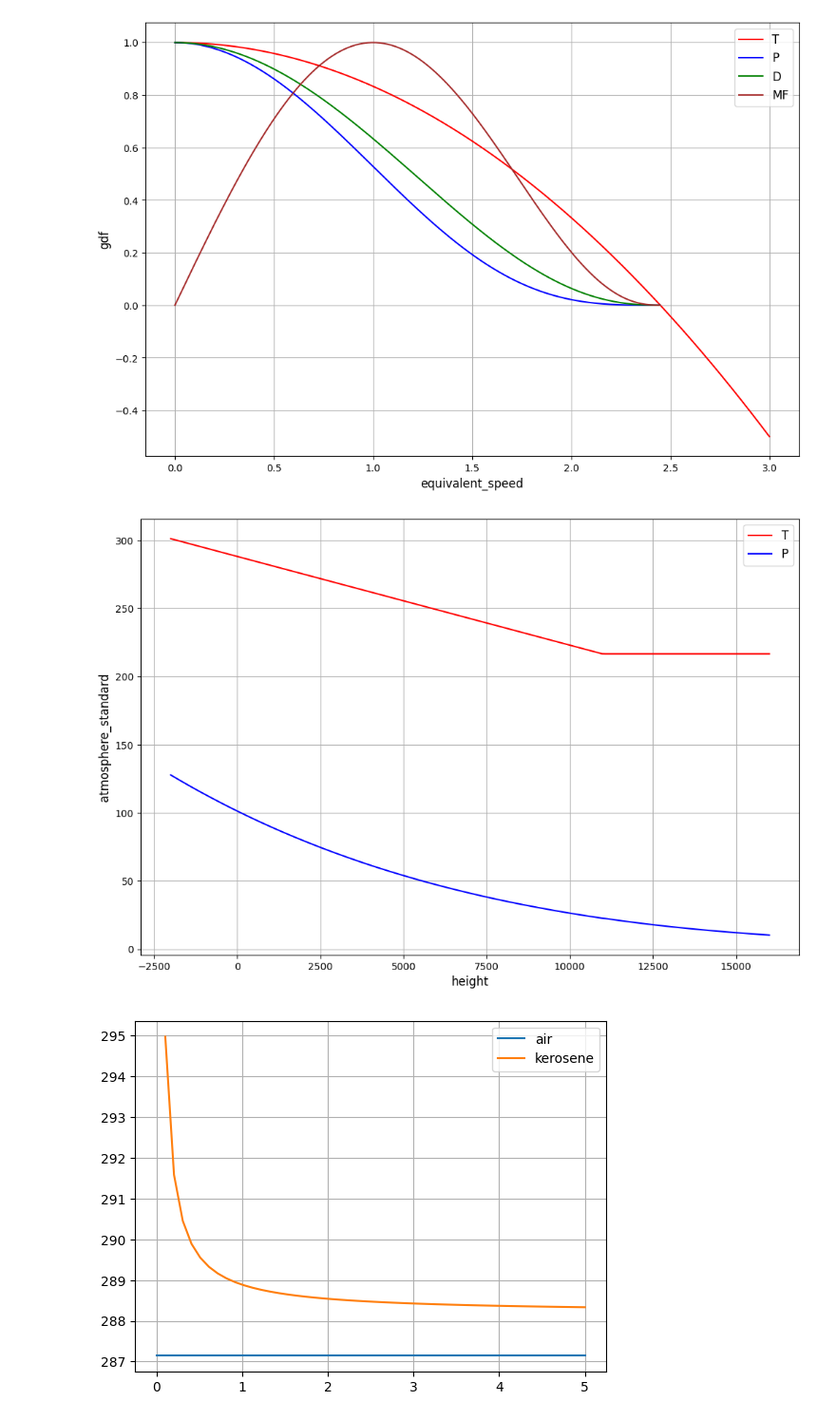
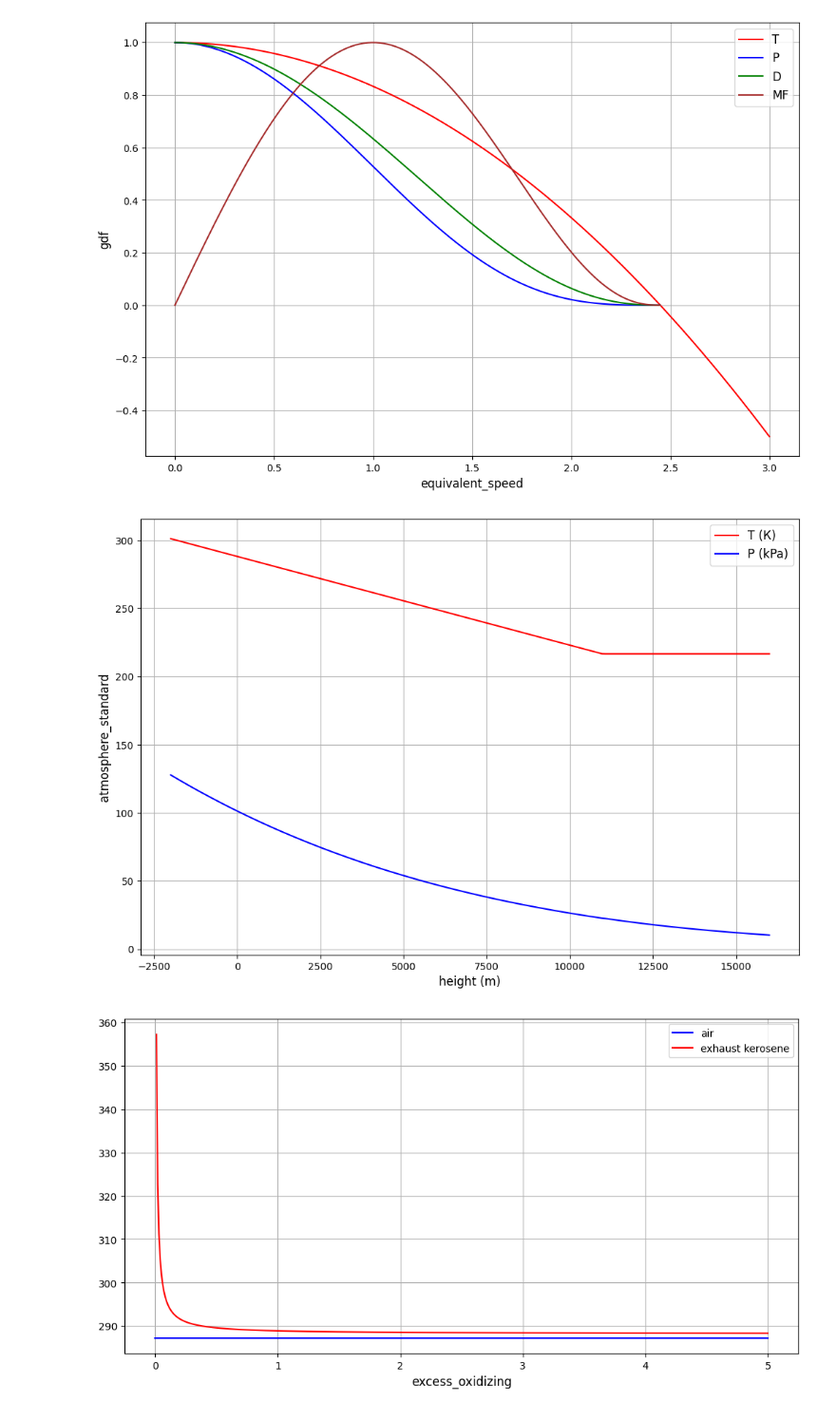
Before and after one commit to ParkhomenkoDV/thermodynamics, a Jupyter notebook: examples/thermodynamics.ipynb, the cells around one changed output. Shown at 95% size. Cells and saved outputs as stored; diff of their text form; code cells hidden in the pictures.

```diff
--- a/examples/thermodynamics.ipynb
+++ b/examples/thermodynamics.ipynb
@@ -42,26 +52,29 @@ plt.show()
 height = np.linspace(-2000, 16_000, 180)
 
 plt.figure(figsize=(12, 8))
-plt.xlabel("height", fontsize=12)
+plt.xlabel("height (m)", fontsize=12)
 plt.ylabel("atmosphere_standard", fontsize=12)
 plt.grid()
-plt.plot(height, [atmosphere_standard(h)["temperature"][0] for h in height], color="red", label="T")
-plt.plot(height, [atmosphere_standard(h)["pressure"][0] / 1000 for h in height], color="blue", label="P")
+plt.plot(height, [atmosphere_standard(h)["temperature"][0] for h in height], color="red", label="T (К)")
+plt.plot(height, [atmosphere_standard(h)["pressure"][0] / 1000 for h in height], color="blue", label="P (kPa)")
 plt.legend(fontsize=12)
 plt.show()
 # %% [output]
-[figure, old version]
+[figure, new version]
 # %%
-eo = np.linspace(0, 5)
+eo = np.linspace(0, 5, 500)
 
-plt.plot(eo, [gas_const("air") for _ in eo], label="air")
-plt.plot(eo, [gas_const("exhaust", eo, fuel="kerosene") for eo in eo], label="kerosene")
+plt.figure(figsize=(12, 6))
+plt.xlabel("excess_oxidizing", fontsize=12)
+
+plt.plot(eo, [gas_const("air") for _ in eo], color="blue", label="air")
+plt.plot(eo, [gas_const("exhaust", eo, fuel="kerosene") for eo in eo], color="red", label="exhaust kerosene")
 
 plt.legend()
 plt.grid()
 plt.show()
 # %% [output]
-[figure, old version]
+[figure, new version]
 # %%
 temperature = np.linspace(0, 2000, 1000)
 
```
Also changed, not shown: parts of 4 cells of this notebook, 2 other files.
